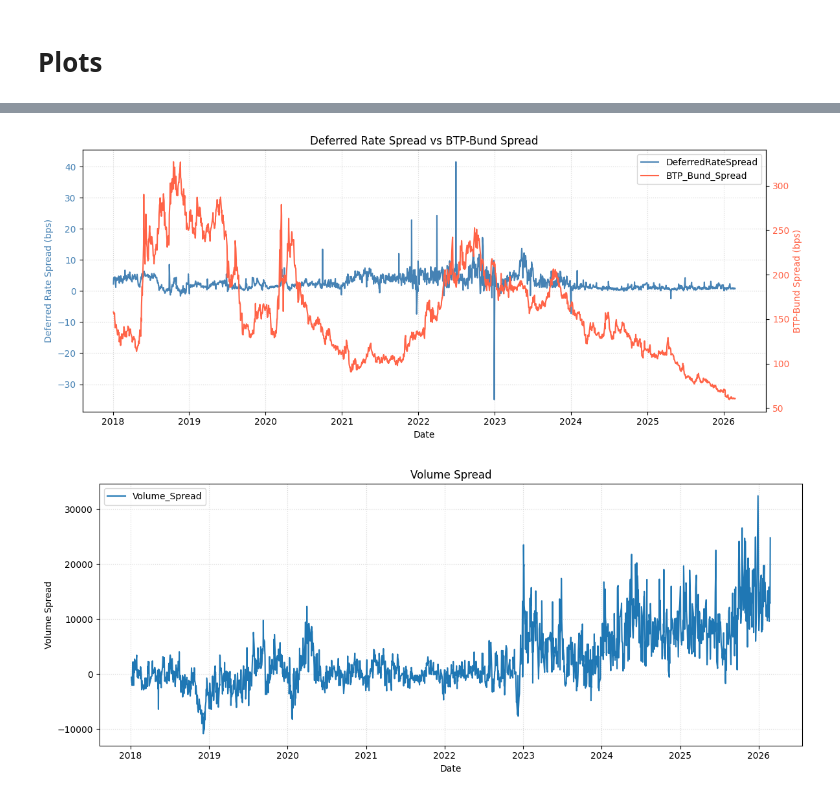
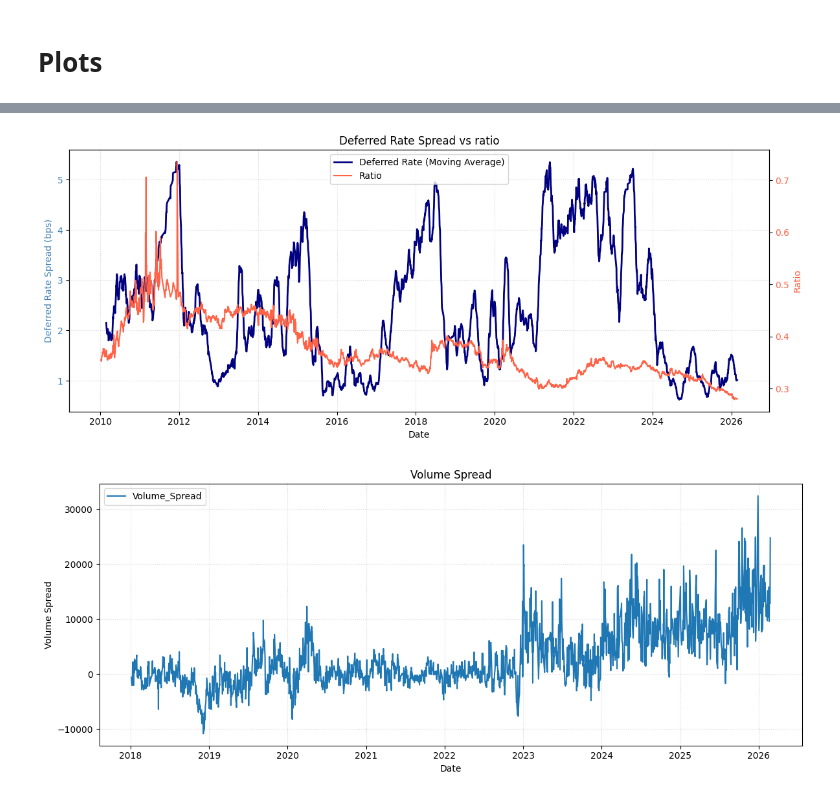
Before and after one commit to shreeyalotankar/Markov-Switching-Model-for-Repo-Market-Stress, a Jupyter notebook: Regression.ipynb, the cells around one changed output, grey strips where cells are left out. Saved outputs shown, nothing was run; the diff lists cells and outputs as text; code cells hidden in the pictures.

```diff
--- a/Regression.ipynb
+++ b/Regression.ipynb
@@ -92,7 +92,7 @@ df.head()
 # %%
 #Conver to basis points
 rate_cols = [
-    "Bund", "BTP", "FOAT", "Bonos",
+    "Bund", "BTP",
     "ON-GcPooling", "ON-ExtGcPooling",
     "TN-GcPooling", "TN-ExtGcPooling",
     "SN-GcPooling", "SN-ExtGcPooling",
@@ -119,3 +148,5 @@ df.head()
+# %%
+df3['d_log_Excess'] = df3['ExcessLiquidityLn'].diff()
 # %% [markdown]
 # Plots
 # %%
@@ -215,33 +245,36 @@ plt.show()
 # %%
 fig, ax1 = plt.subplots(figsize=(12, 5))
+# Primary axis (left)
+#ax1.plot(df3["Date"], df3["DeferredRateSpread"],
+         #label="Deferred Rate (raw)", color="steelblue", alpha=0.4)
 
-# Primary axis (left)
-ax1.plot(df["Date"], df["DeferredRateSpread"],
-         label="DeferredRateSpread", color="steelblue")
+ax1.plot(df3["Date"], df3["Deferred_MA"],
+         label="Deferred Rate (Moving Average)", color="navy", linewidth=2)
+
 ax1.set_xlabel("Date")
 ax1.set_ylabel("Deferred Rate Spread (bps)", color="steelblue")
 ax1.tick_params(axis='y', labelcolor="steelblue")
 
 # Secondary axis (right)
 ax2 = ax1.twinx()
-ax2.plot(df["Date"], df["BTP_Bund_Spread"],
-         label="BTP_Bund_Spread", color="tomato")
-ax2.set_ylabel("BTP-Bund Spread (bps)", color="tomato")
+ax2.plot(df3["Date"], df3["ratio"],
+         label="Ratio", color="tomato")
+ax2.set_ylabel("Ratio", color="tomato")
 ax2.tick_params(axis='y', labelcolor="tomato")
 
 # Title + grid
-ax1.set_title("Deferred Rate Spread vs BTP-Bund Spread")
+ax1.set_title("Deferred Rate Spread vs ratio")
 ax1.grid(True, linestyle="dotted", alpha=0.5)
 
 # Combined legend
 lines1, labels1 = ax1.get_legend_handles_labels()
 lines2, labels2 = ax2.get_legend_handles_labels()
 ax1.legend(lines1 + lines2, labels1 + labels2, loc="best")
 
 plt.tight_layout()
 plt.show()
 # %% [output]
-[figure, old version]
+[figure, new version]
 # %%
 plt.figure(figsize=(12, 5))
 
```
Also changed, not shown: parts of 58 cells of this notebook, 2 other files.
